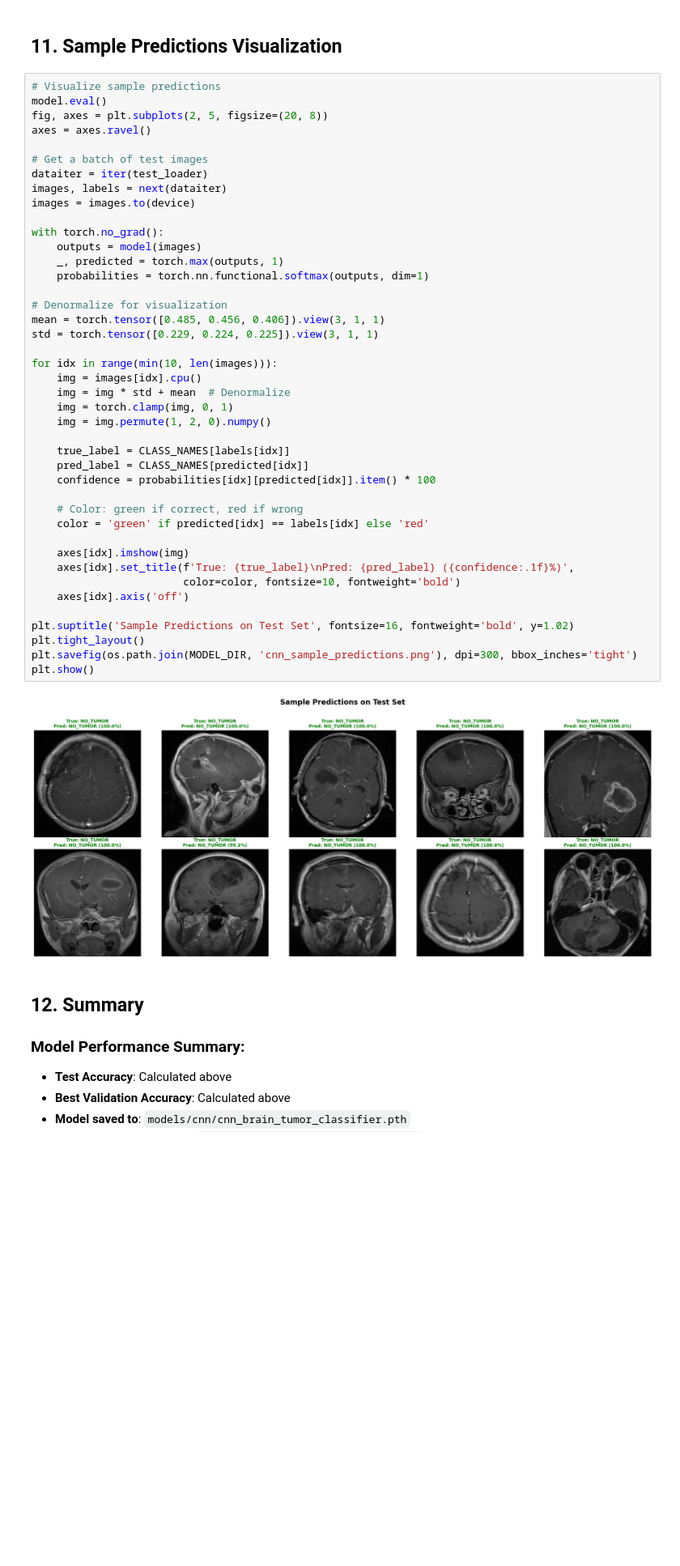
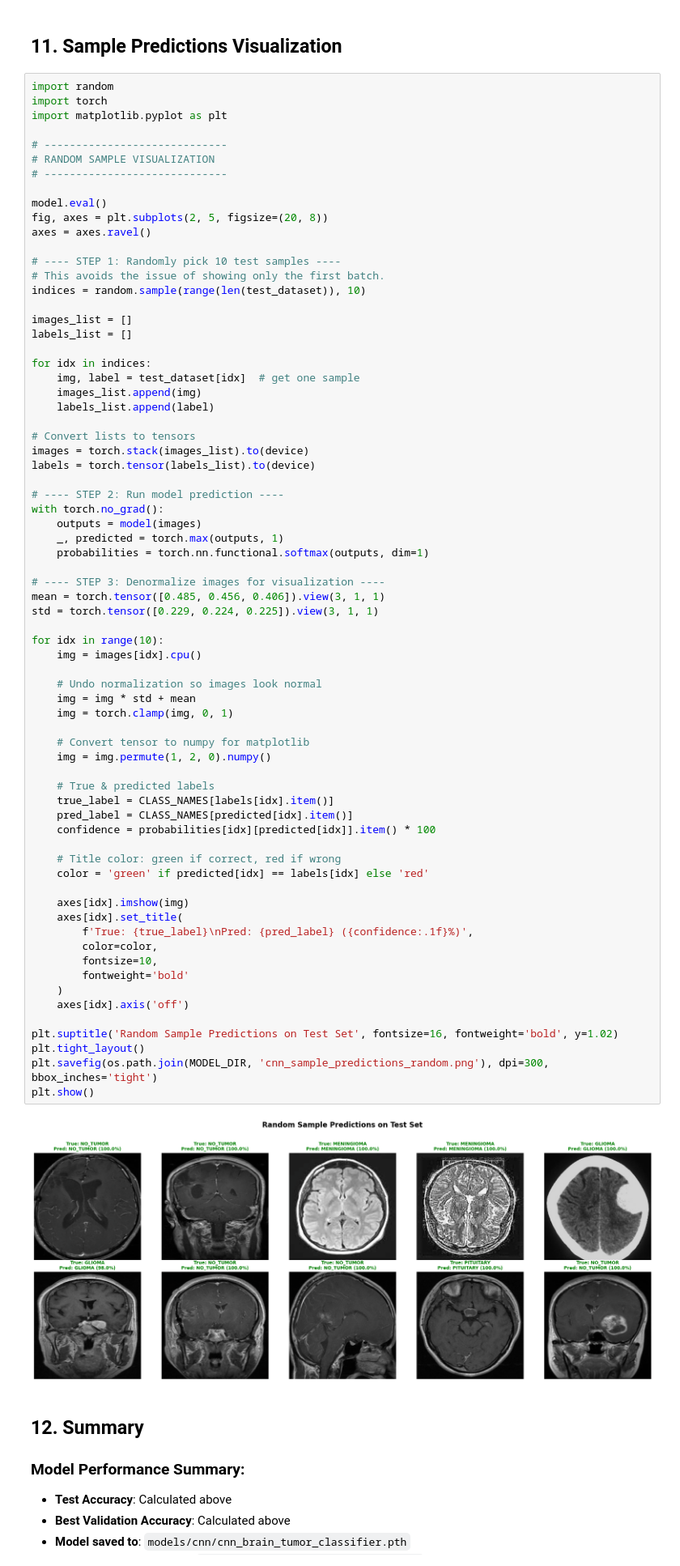
Before and after one commit to chaklader17/Deep-MRIC, a Jupyter notebook: train_cnn.ipynb, the cells around one changed output. Shown at 81% size. Drawn from its saved outputs; the diff is of its cells as text; blank space fills up the shorter version.

```diff
--- a/train_cnn.ipynb
+++ b/train_cnn.ipynb
@@ -658,49 +658,77 @@ Classification report saved to models/cnn/cnn_classification_report.txt
 # %% [markdown]
 ## 11. Sample Predictions Visualization
 # %%
-# Visualize sample predictions
+import random
+import torch
+import matplotlib.pyplot as plt
+
+# -----------------------------
+# RANDOM SAMPLE VISUALIZATION
+# -----------------------------
+
 model.eval()
 fig, axes = plt.subplots(2, 5, figsize=(20, 8))
 axes = axes.ravel()
 
-# Get a batch of test images
-dataiter = iter(test_loader)
-images, labels = next(dataiter)
-images = images.to(device)
+# ---- STEP 1: Randomly pick 10 test samples ----
+# This avoids the issue of showing only the first batch.
+indices = random.sample(range(len(test_dataset)), 10)
 
+images_list = []
+labels_list = []
+
+for idx in indices:
+    img, label = test_dataset[idx]  # get one sample
+    images_list.append(img)
+    labels_list.append(label)
+
+# Convert lists to tensors
+images = torch.stack(images_list).to(device)
+labels = torch.tensor(labels_list).to(device)
+
+# ---- STEP 2: Run model prediction ----
 with torch.no_grad():
     outputs = model(images)
     _, predicted = torch.max(outputs, 1)
     probabilities = torch.nn.functional.softmax(outputs, dim=1)
 
-# Denormalize for visualization
+# ---- STEP 3: Denormalize images for visualization ----
 mean = torch.tensor([0.485, 0.456, 0.406]).view(3, 1, 1)
 std = torch.tensor([0.229, 0.224, 0.225]).view(3, 1, 1)
 
-for idx in range(min(10, len(images))):
+for idx in range(10):
     img = images[idx].cpu()
-    img = img * std + mean  # Denormalize
+
+    # Undo normalization so images look normal
+    img = img * std + mean
     img = torch.clamp(img, 0, 1)
+
+    # Convert tensor to numpy for matplotlib
     img = img.permute(1, 2, 0).numpy()
 
-    true_label = CLASS_NAMES[labels[idx]]
-    pred_label = CLASS_NAMES[predicted[idx]]
+    # True & predicted labels
+    true_label = CLASS_NAMES[labels[idx].item()]
+    pred_label = CLASS_NAMES[predicted[idx].item()]
     confidence = probabilities[idx][predicted[idx]].item() * 100
 
-    # Color: green if correct, red if wrong
+    # Title color: green if correct, red if wrong
     color = 'green' if predicted[idx] == labels[idx] else 'red'
 
     axes[idx].imshow(img)
-    axes[idx].set_title(f'True: {true_label}\nPred: {pred_label} ({confidence:.1f}%)',
-                        color=color, fontsize=10, fontweight='bold')
+    axes[idx].set_title(
+        f'True: {true_label}\nPred: {pred_label} ({confidence:.1f}%)',
+        color=color,
+        fontsize=10,
+        fontweight='bold'
+    )
     axes[idx].axis('off')
 
-plt.suptitle('Sample Predictions on Test Set', fontsize=16, fontweight='bold', y=1.02)
+plt.suptitle('Random Sample Predictions on Test Set', fontsize=16, fontweight='bold', y=1.02)
 plt.tight_layout()
-plt.savefig(os.path.join(MODEL_DIR, 'cnn_sample_predictions.png'), dpi=300, bbox_inches='tight')
+plt.savefig(os.path.join(MODEL_DIR, 'cnn_sample_predictions_random.png'), dpi=300, bbox_inches='tight')
 plt.show()
 # %% [output]
-[figure, old version]
+[figure, new version]
 # %% [markdown]
 ## 12. Summary
 
```
Also changed, not shown: 8 other files.
